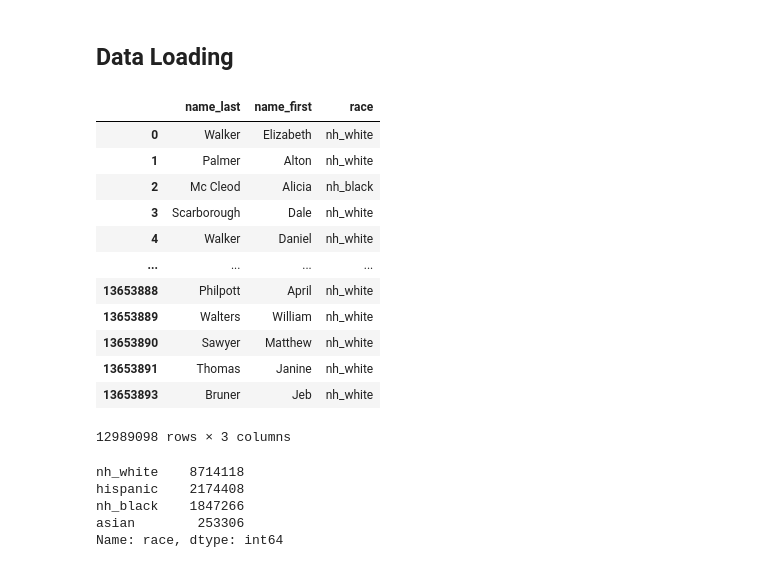
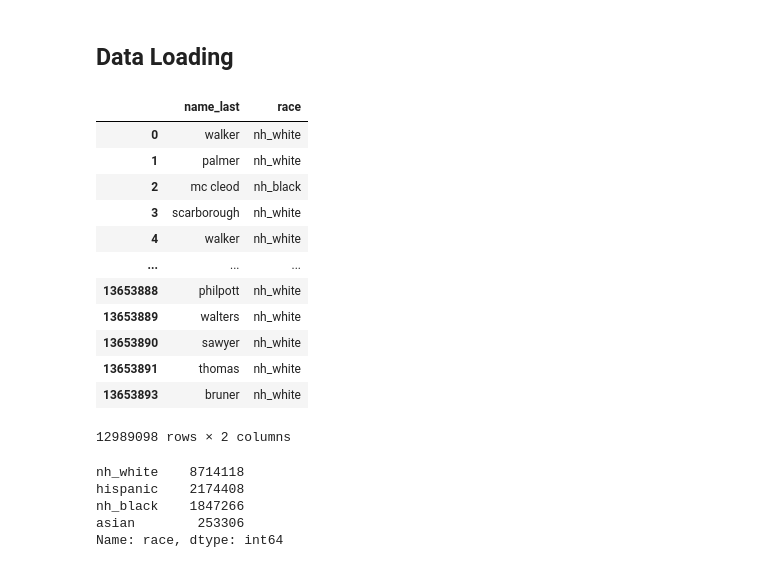
Before and after one commit to appeler/edit_names, a Jupyter notebook: notebooks/knn_levenshtein.ipynb, the cells around one changed output. Drawn from its saved outputs; the diff is of its cells as text; code cells hidden in the pictures.

```diff
--- a/notebooks/knn_levenshtein.ipynb
+++ b/notebooks/knn_levenshtein.ipynb
@@ -12,30 +22,32 @@ REGEN = True
 # %%
 # Florida voter file
 df = pd.read_csv('../dataverse_files/fl_reg_name_race.csv.gz')
-df.dropna(subset=['name_first', 'name_last'], inplace=True)
+df.dropna(subset=['name_last'], inplace=True)
 
 sdf = df[df.race.isin(['multi_racial', 'native_indian', 'other', 'unknown']) == False]
 del df
 
 # Setting consistent case for names
-sdf['name_first'] = sdf.name_first.str.title()
-sdf['name_last'] = sdf.name_last.str.title()
+sdf['name_last'] = sdf.name_last.str.lower()
+
+# Remove unrequired first name
+sdf.drop('name_first', axis=1, inplace=True)
 
 sdf
 # %% [output]
-|  | name_last | name_first | race |
-| 0 | Walker | Elizabeth | nh_white |
-| 1 | Palmer | Alton | nh_white |
-| 2 | Mc Cleod | Alicia | nh_black |
-| 3 | Scarborough | Dale | nh_white |
-| 4 | Walker | Daniel | nh_white |
-| ... | ... | ... | ... |
-| 13653888 | Philpott | April | nh_white |
-| 13653889 | Walters | William | nh_white |
-| 13653890 | Sawyer | Matthew | nh_white |
-| 13653891 | Thomas | Janine | nh_white |
-| 13653893 | Bruner | Jeb | nh_white |
+|  | name_last | race |
+| 0 | walker | nh_white |
+| 1 | palmer | nh_white |
+| 2 | mc cleod | nh_black |
+| 3 | scarborough | nh_white |
+| 4 | walker | nh_white |
+| ... | ... | ... |
+| 13653888 | philpott | nh_white |
+| 13653889 | walters | nh_white |
+| 13653890 | sawyer | nh_white |
+| 13653891 | thomas | nh_white |
+| 13653893 | bruner | nh_white |
-12989098 rows × 3 columns
+12989098 rows × 2 columns
 # %%
 # check the different races filtered
 sdf.race.value_counts()
```
Also changed, not shown: parts of 27 cells of this notebook.
